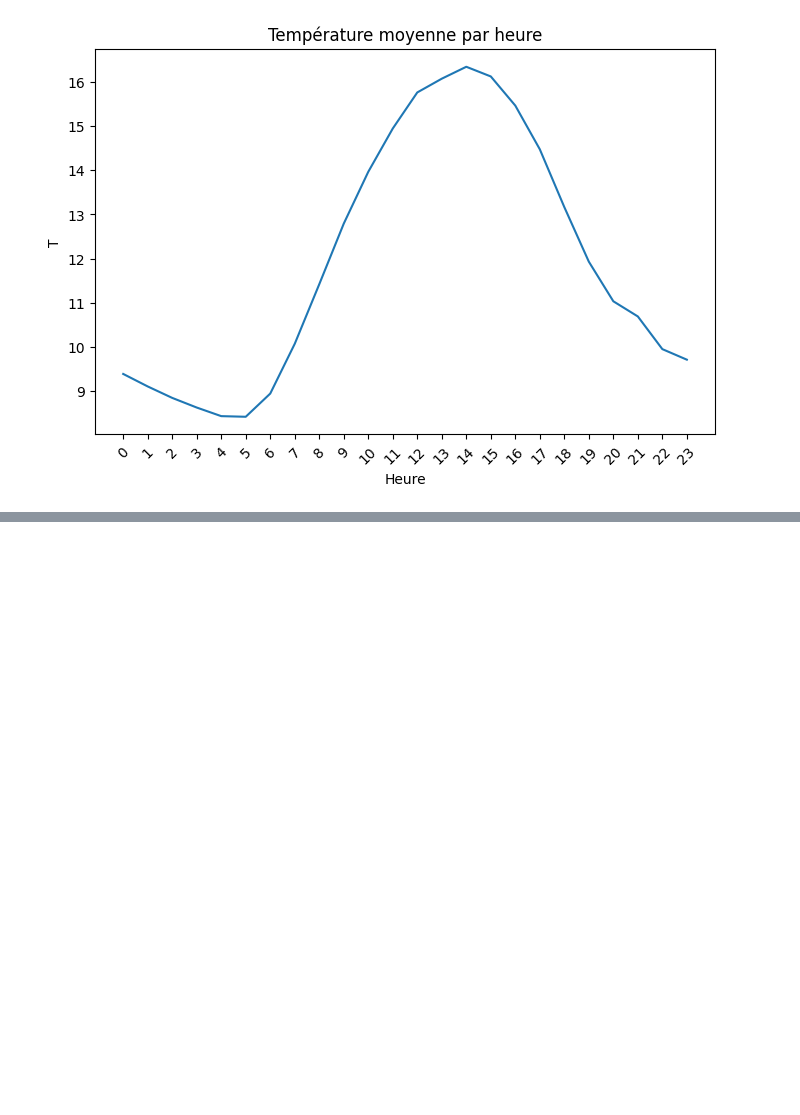
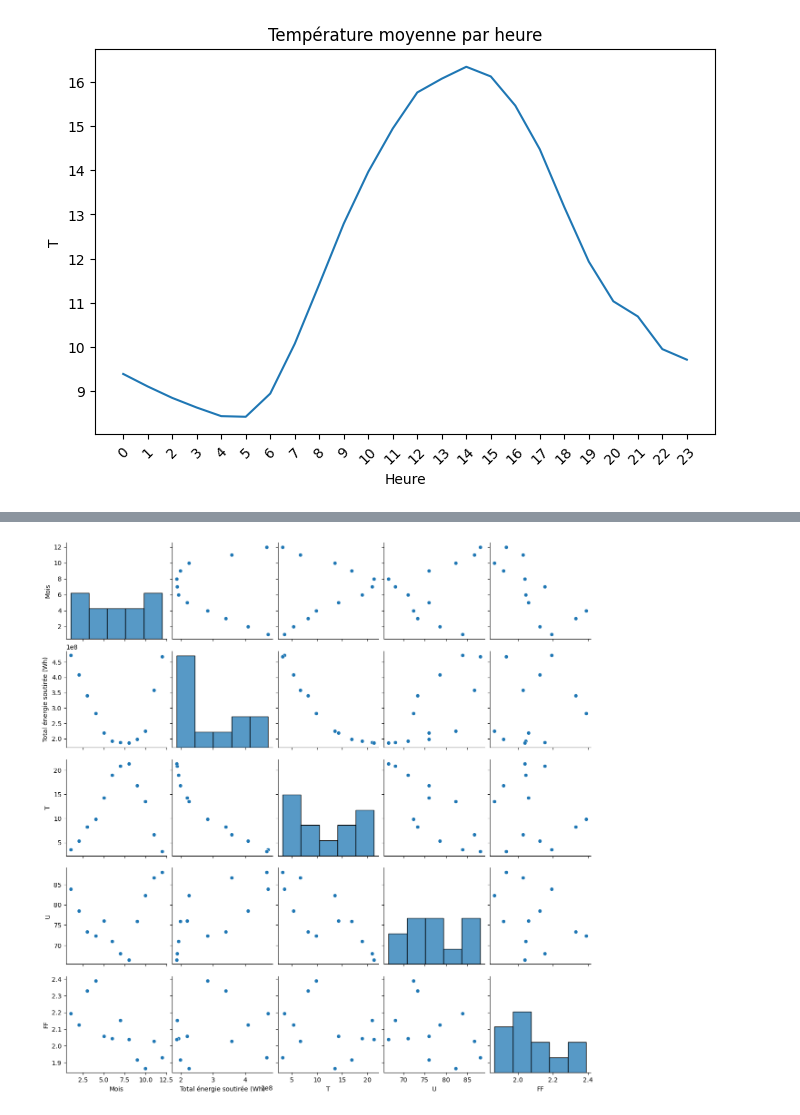
Before and after one commit to guigui-guigs/EnergyConsumptionPrediction, a Jupyter notebook: data_viz.ipynb, the cells around one changed output, grey strips where cells are left out. Saved outputs shown, nothing was run; the diff lists cells and outputs as text; code cells hidden in the pictures; blank space fills up the shorter version.

```diff
--- a/data_viz.ipynb
+++ b/data_viz.ipynb
@@ -167,0 +172,4 @@ plt.xticks([i for i in range(0,24)], rotation=45);
+# %%
+sns.pairplot(df_conso_elec_meteo_grouped_mois[['Mois', 'Total énergie soutirée (Wh)', 'T', 'U', 'FF']]);
+# %% [output]
+[figure, added]
```
Also changed, not shown: parts of 1 cell of this notebook.
